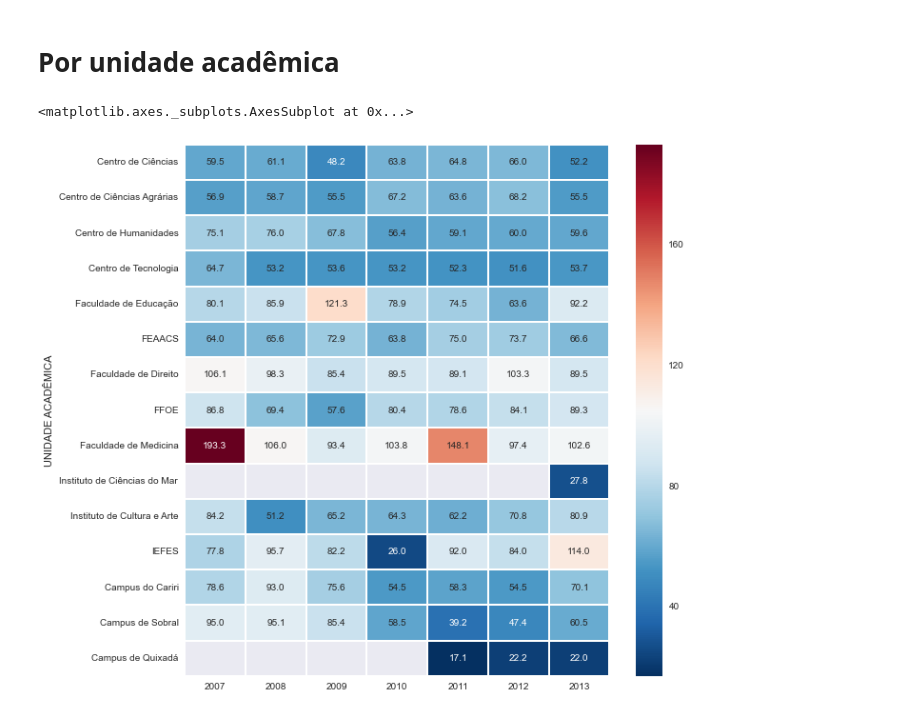
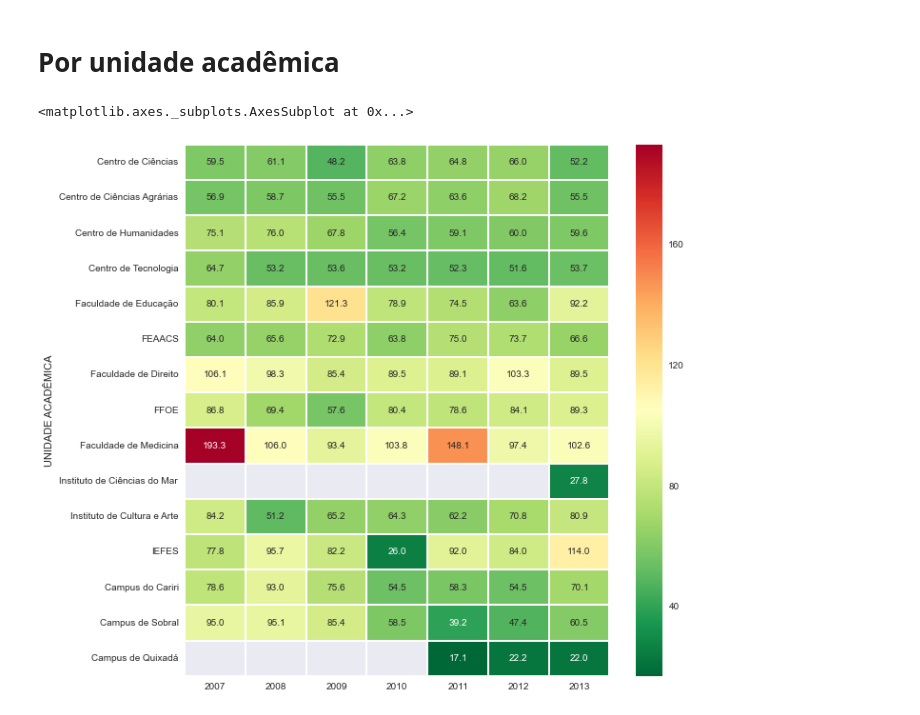
Before and after one commit to abevieiramota/Mestrado, a Jupyter notebook: notebooks/3 - Visualizando taxa de sucesso.ipynb, the cells around one changed output. Saved outputs shown, nothing was run; the diff lists cells and outputs as text; code cells hidden in the pictures.

```diff
--- a/notebooks/3 - Visualizando taxa de sucesso.ipynb
+++ b/notebooks/3 - Visualizando taxa de sucesso.ipynb
@@ -34,7 +34,7 @@ df.drop(u'PERÍODO', axis=1, inplace=True)
 df.set_index(u'UNIDADE ACADÊMICA', inplace=True)
 # %%
 fig = plt.figure(figsize=(10, 10))
-sns.heatmap(df, annot=True, fmt=".1f", linewidths=.5, cmap="RdBu_r")
+sns.heatmap(df, annot=True, fmt=".1f", linewidths=.5, cmap="RdYlGn_r")
 # %% [output]
 <matplotlib.axes._subplots.AxesSubplot at 0x...>
-[figure, old version]
+[figure, new version]
```
